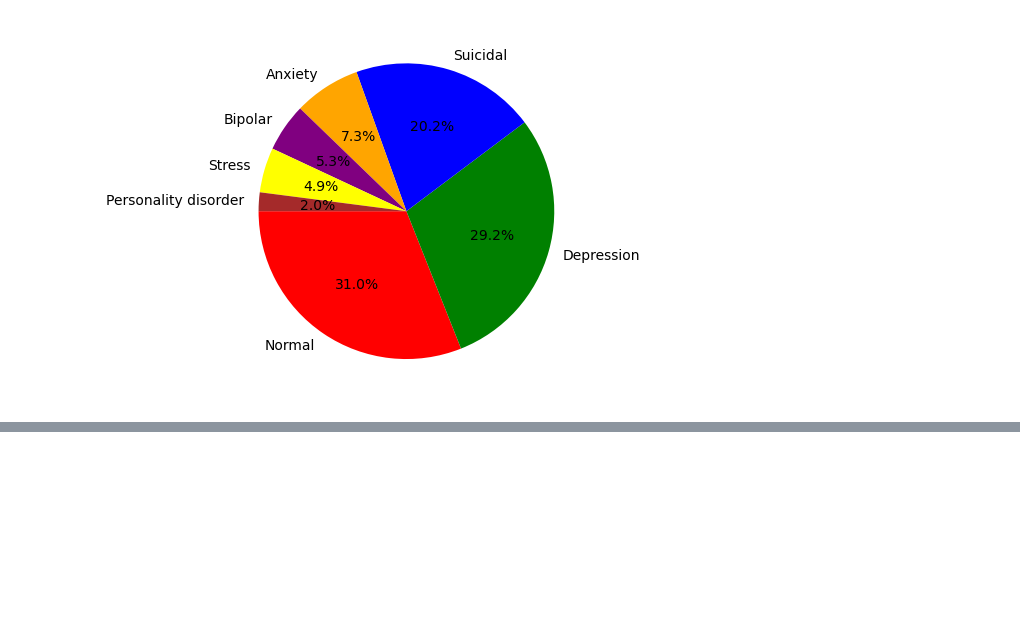
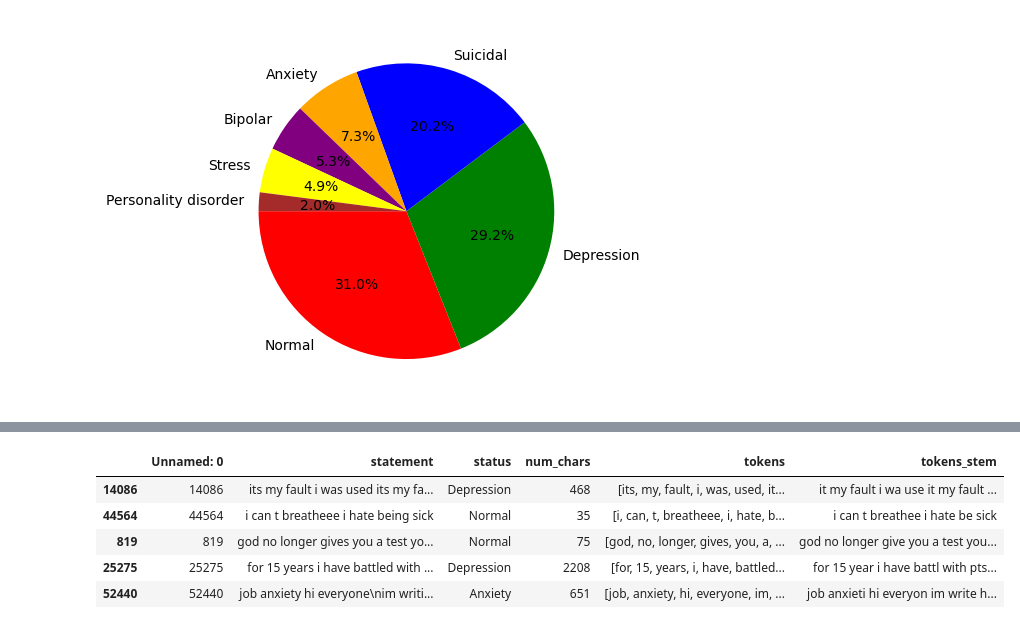
Before and after one commit to breanna-s/Mental-Health-Chatbot, a Jupyter notebook: EDA.ipynb, the cells around one changed output, grey strips where cells are left out. Saved outputs shown, nothing was run; the diff lists cells and outputs as text; code cells hidden in the pictures; blank space fills up the shorter version.

```diff
--- a/EDA.ipynb
+++ b/EDA.ipynb
@@ -112,0 +205,18 @@ df.head()
+# %%
+#need to stem the the tokens to eliminate prefix and suffixes to get the root word
+#this will standardize the words used in the training data for the model
+stemmer = PorterStemmer() #initialize stemmer
+
+def token_stemming(tokens):
+  return ' '.join(stemmer.stem(str(token)) for token in tokens)
+
+df['tokens_stem'] = df['tokens'].apply(token_stemming)
+
+df.sample(5)
+# %% [output]
+|  | Unnamed: 0 | statement | status | num_chars | tokens | tokens_stem |
+| 14086 | 14086 | its my fault i was used its my fa... | Depression | 468 | [its, my, fault, i, was, used, it... | it my fault i wa use it my fault ... |
+| 44564 | 44564 | i can t breatheee i hate being sick | Normal | 35 | [i, can, t, breatheee, i, hate, b... | i can t breathee i hate be sick |
+| 819 | 819 | god no longer gives you a test yo... | Normal | 75 | [god, no, longer, gives, you, a, ... | god no longer give you a test you... |
+| 25275 | 25275 | for 15 years i have battled with ... | Depression | 2208 | [for, 15, years, i, have, battled... | for 15 year i have battl with pts... |
+| 52440 | 52440 | job anxiety hi everyone\nim writi... | Anxiety | 651 | [job, anxiety, hi, everyone, im, ... | job anxieti hi everyon im write h... |
```
Also changed, not shown: parts of 9 cells of this notebook.
